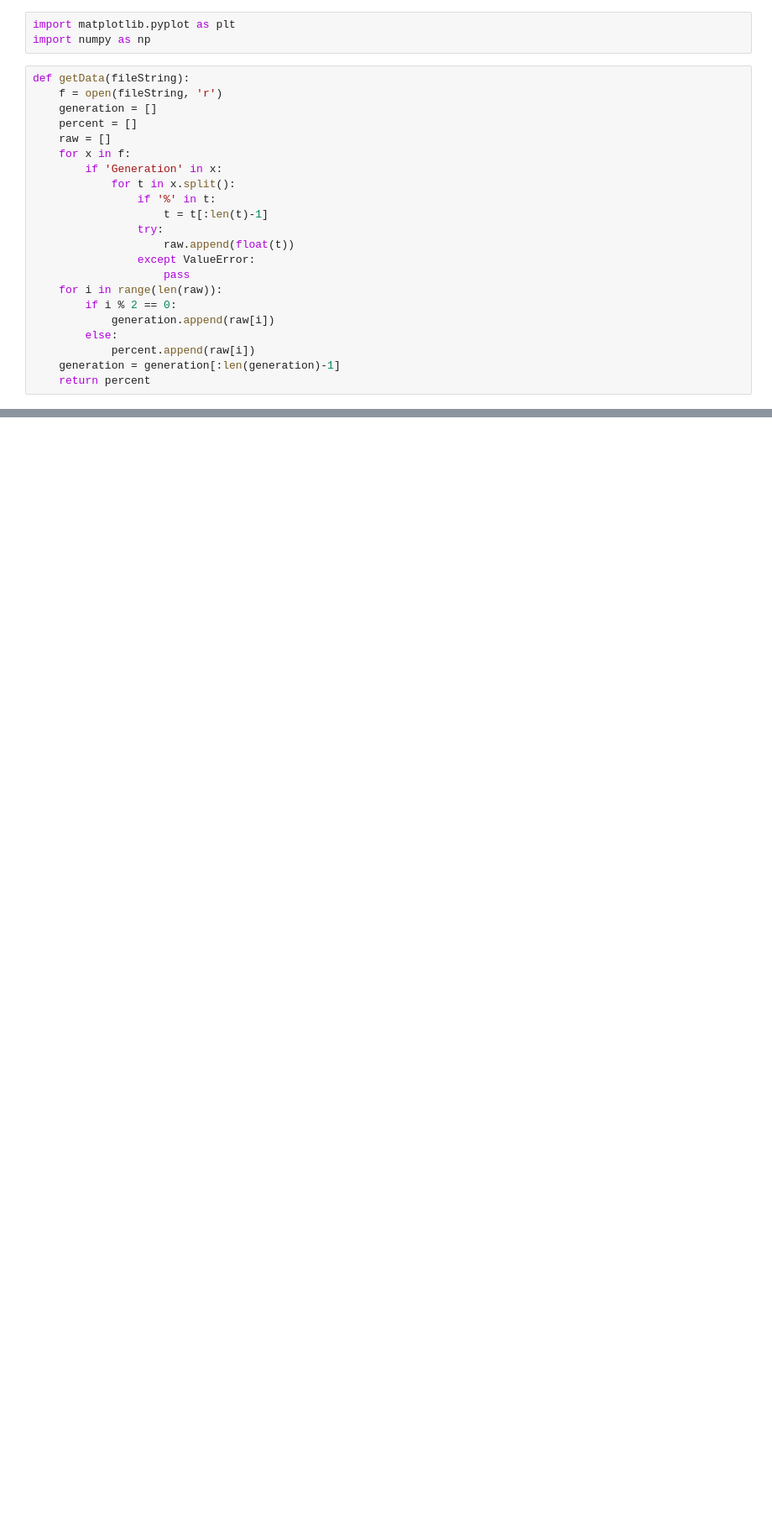
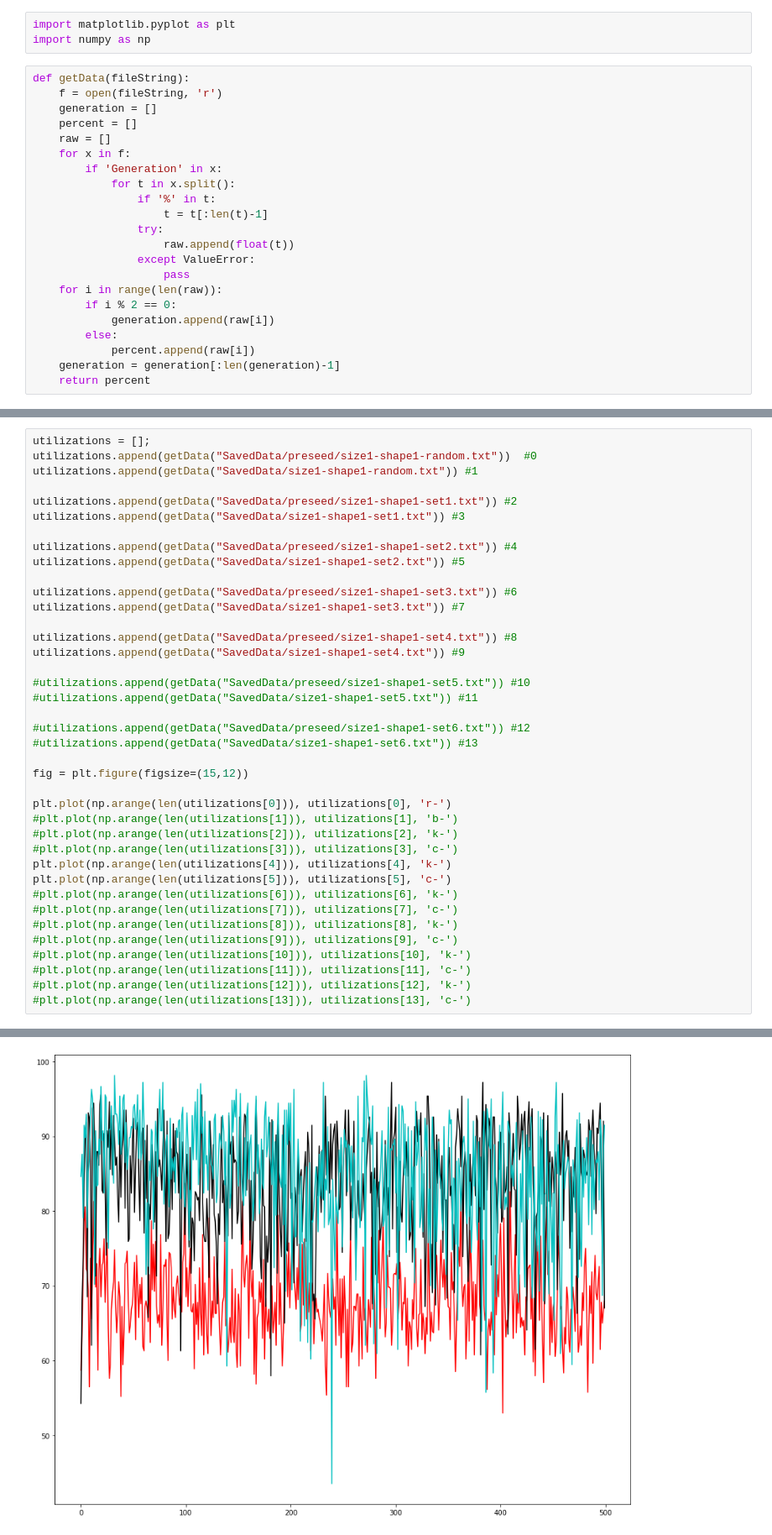
Before and after one commit to CodaClysm/StackingOptimization, a Jupyter notebook: Plot Data.ipynb, the cells around one changed output, grey strips where cells are left out. Shown: that part at 84% size. Saved outputs shown, nothing was run; the diff lists cells and outputs as text; blank space fills up the shorter version.

```diff
--- a/Plot Data.ipynb
+++ b/Plot Data.ipynb
@@ -51,0 +80,40 @@ plt.plot(np.arange(len(utilizations[6])), utilizations[6], 'g-')
+# %%
+utilizations = [];
+utilizations.append(getData("SavedData/preseed/size1-shape1-random.txt"))  #0
+utilizations.append(getData("SavedData/size1-shape1-random.txt")) #1
+
+utilizations.append(getData("SavedData/preseed/size1-shape1-set1.txt")) #2
+utilizations.append(getData("SavedData/size1-shape1-set1.txt")) #3
+
+utilizations.append(getData("SavedData/preseed/size1-shape1-set2.txt")) #4
+utilizations.append(getData("SavedData/size1-shape1-set2.txt")) #5
+
+utilizations.append(getData("SavedData/preseed/size1-shape1-set3.txt")) #6
+utilizations.append(getData("SavedData/size1-shape1-set3.txt")) #7
+
+utilizations.append(getData("SavedData/preseed/size1-shape1-set4.txt")) #8
+utilizations.append(getData("SavedData/size1-shape1-set4.txt")) #9
+
+#utilizations.append(getData("SavedData/preseed/size1-shape1-set5.txt")) #10
+#utilizations.append(getData("SavedData/size1-shape1-set5.txt")) #11
+
+#utilizations.append(getData("SavedData/preseed/size1-shape1-set6.txt")) #12
+#utilizations.append(getData("SavedData/size1-shape1-set6.txt")) #13
+
+fig = plt.figure(figsize=(15,12))
+
+plt.plot(np.arange(len(utilizations[0])), utilizations[0], 'r-')
+#plt.plot(np.arange(len(utilizations[1])), utilizations[1], 'b-')
+#plt.plot(np.arange(len(utilizations[2])), utilizations[2], 'k-')
+#plt.plot(np.arange(len(utilizations[3])), utilizations[3], 'c-')
+plt.plot(np.arange(len(utilizations[4])), utilizations[4], 'k-')
+plt.plot(np.arange(len(utilizations[5])), utilizations[5], 'c-')
+#plt.plot(np.arange(len(utilizations[6])), utilizations[6], 'k-')
+#plt.plot(np.arange(len(utilizations[7])), utilizations[7], 'c-')
+#plt.plot(np.arange(len(utilizations[8])), utilizations[8], 'k-')
+#plt.plot(np.arange(len(utilizations[9])), utilizations[9], 'c-')
+#plt.plot(np.arange(len(utilizations[10])), utilizations[10], 'k-')
+#plt.plot(np.arange(len(utilizations[11])), utilizations[11], 'c-')
+#plt.plot(np.arange(len(utilizations[12])), utilizations[12], 'k-')
+#plt.plot(np.arange(len(utilizations[13])), utilizations[13], 'c-')
+# %% [output]
@@ -51,0 +121 @@ plt.plot(np.arange(len(utilizations[6])), utilizations[6], 'g-')
+[figure, added]
```
Also changed, not shown: parts of 7 cells of this notebook, 18 other files.
